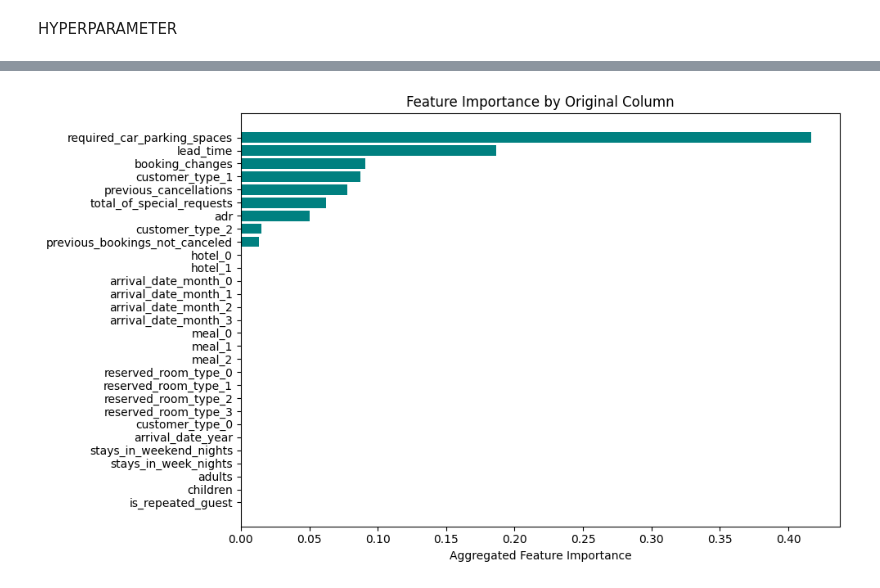
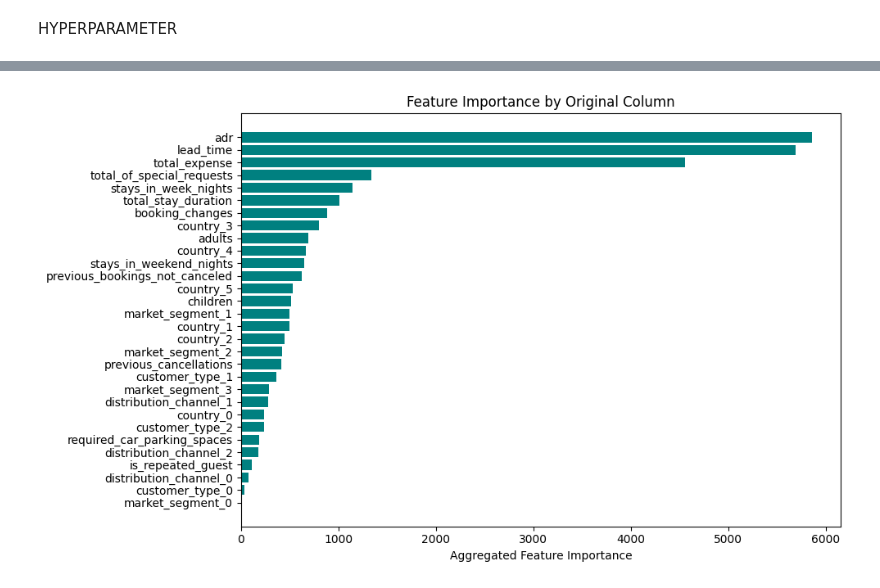
Before and after one commit to alhamfebian/pwdk-final-project-jcds, a Jupyter notebook: HotelDemandBooking.ipynb, the cells around one changed output, grey strips where cells are left out. Saved outputs shown, nothing was run; the diff lists cells and outputs as text; code cells hidden in the pictures.

Commit message:
model dan parameter udh lebih baik

```diff
--- a/HotelDemandBooking.ipynb
+++ b/HotelDemandBooking.ipynb
@@ -1224,5 +1145,5 @@ rare_countries = country_counts[country_counts < 50].index
 # Replace rare countries with 'Other'
 new_df['country'] = new_df['country'].replace(rare_countries, 'Other')
 # %%
-df_hotel_demand_bookings['total_stay_duration'] = df_hotel_demand_bookings['stays_in_weekend_nights'] + df_hotel_demand_bookings['stays_in_week_nights']
-df_hotel_demand_bookings['total_expense'] = df_hotel_demand_bookings['adr'] * df_hotel_demand_bookings['total_stay_duration']
+new_df['total_stay_duration'] = new_df['stays_in_weekend_nights'] + new_df['stays_in_week_nights']
+new_df['total_expense'] = new_df['adr'] * new_df['total_stay_duration']
@@ -1569,55 +1587,55 @@ weighted avg       0.78      0.62      0.64     16184
 # %%
-# import matplotlib.pyplot as plt
-# import numpy as np
-# from collections import defaultdict
+import matplotlib.pyplot as plt
+import numpy as np
+from collections import defaultdict
 
-# # 1. Get the best model from grid search
-# best_model = search_model.best_estimator_
+# 1. Get the best model from grid search
+best_model = RD_Tuning.best_estimator_
 
-# # 2. Get feature importances (supports tree-based models)
-# model = best_model.named_steps['model']
+# 2. Get feature importances (supports tree-based models)
+model = best_model.named_steps['Model']
 
-# if hasattr(model, 'feature_importances_'):
-#     importances = model.feature_importances_
-# elif hasattr(model, 'coef_'):
-#     importances = np.abs(model.coef_[0])  # for LogisticRegression
-# else:
-#     raise ValueError("Model does not support feature importances.")
+if hasattr(model, 'feature_importances_'):
+    importances = model.feature_importances_
+elif hasattr(model, 'coef_'):
+    importances = np.abs(model.coef_[0])  # for LogisticRegression
+else:
+    raise ValueError("Model does not support feature importances.")
 
-# # 3. Get feature names after transformation
-# # Get categorical and numerical feature names from the transformers
-# encoder = best_model.named_steps['preprocess'].named_transformers_['cat_preprocessing'].named_steps['encode']
-# encoded_cat_features = encoder.get_feature_names_out(categorical_cols)
+# 3. Get feature names after transformation
+# Get categorical and numerical feature names from the transformers
+encoder = best_model.named_steps['preprocess'].named_transformers_['cat_preprocessing'].named_steps['encode']
+encoded_cat_features = encoder.get_feature_names_out(categorical_cols)
 
-# num_features = num_cols_names
+num_features = num_cols_names
 
-# # Combine all feature names
-# feature_names = list(encoded_cat_features) + list(num_features)
+# Combine all feature names
+feature_names = list(encoded_cat_features) + list(num_features)
 
-# # 4. Map encoded feature names back to original column names
-# encoded_col_map = {}
-# for original_col, feature_list in zip(categorical_cols, encoder.get_feature_names_out()):
-#     for f in feature_list:
-#         encoded_col_map[f] = original_col
+# 4. Map encoded feature names back to original column names
+encoded_col_map = {}
+for original_col, feature_list in zip(categorical_cols, encoder.get_feature_names_out()):
+    for f in feature_list:
+        encoded_col_map[f] = original_col
 
-# # Map and aggregate feature importances
-# decoded_importance = [(encoded_col_map.get(f, f), imp) for f, imp in zip(feature_names, importances)]
+# Map and aggregate feature importances
+decoded_importance = [(encoded_col_map.get(f, f), imp) for f, imp in zip(feature_names, importances)]
 
-# # Aggregate by original feature
-# agg_importance = defaultdict(float)
-# for orig, imp in decoded_importance:
-#     agg_importance[orig] += imp
+# Aggregate by original feature
+agg_importance = defaultdict(float)
+for orig, imp in decoded_importance:
+    agg_importance[orig] += imp
 
-# # Sort by importance
-# sorted_agg = sorted(agg_importance.items(), key=lambda x: x[1], reverse=True)
+# Sort by importance
+sorted_agg = sorted(agg_importance.items(), key=lambda x: x[1], reverse=True)
 
-# # 5. Plot
-# plt.figure(figsize=(10, 6))
-# labels, values = zip(*sorted_agg)
-# plt.barh(labels[::-1], values[::-1], color='teal')
-# plt.xlabel('Aggregated Feature Importance')
-# plt.title('Feature Importance by Original Column')
-# plt.tight_layout()
-# plt.show()
+# 5. Plot
+plt.figure(figsize=(10, 6))
+labels, values = zip(*sorted_agg)
+plt.barh(labels[::-1], values[::-1], color='teal')
+plt.xlabel('Aggregated Feature Importance')
+plt.title('Feature Importance by Original Column')
+plt.tight_layout()
+plt.show()
 # %% [output]
-[figure, old version]
+[figure, new version]
```
Also changed, not shown: parts of 22 cells of this notebook.
